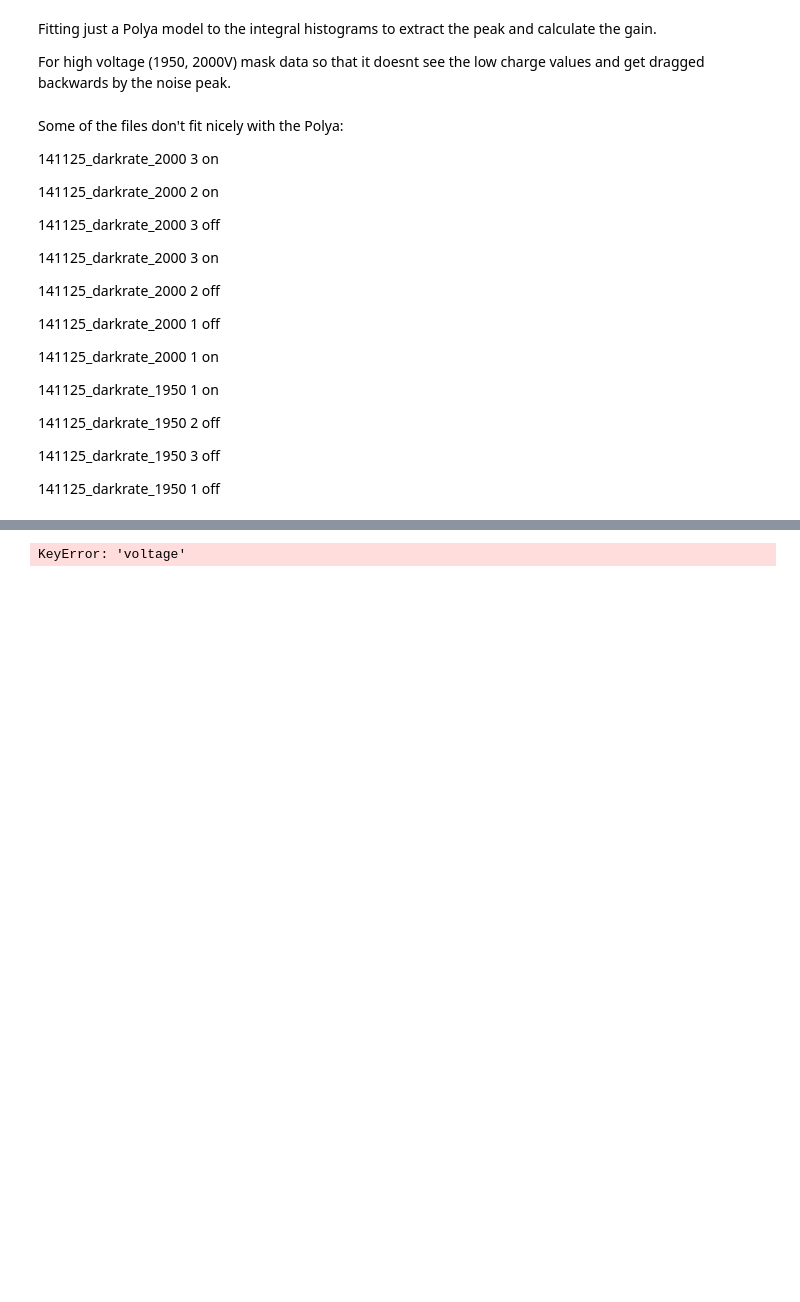
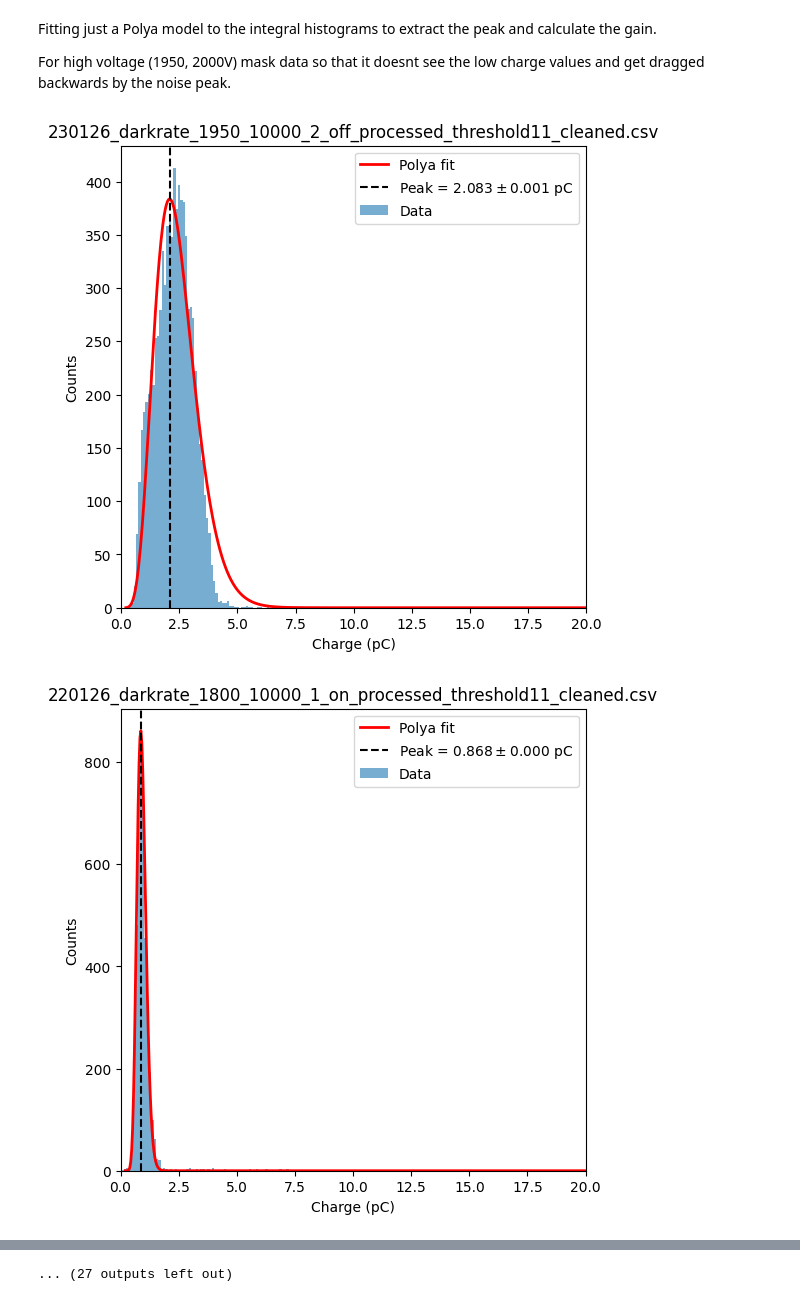
Before and after one commit to hhuckvale/DMProject, a Jupyter notebook: PMT_Characteristics/Gain/PolyaPeakPositionCSVCreator_DRonly.ipynb, the cells around one changed output, grey strips where cells are left out. Drawn from its saved outputs; the diff is of its cells as text; code cells hidden in the pictures; blank space fills up the shorter version.

Commit message:
making gain curves for different cuts

```diff
--- a/PMT_Characteristics/Gain/PolyaPeakPositionCSVCreator_DRonly.ipynb
+++ b/PMT_Characteristics/Gain/PolyaPeakPositionCSVCreator_DRonly.ipynb
@@ -12,33 +12,7 @@ import re
 from scipy.special import gamma
 import matplotlib.pyplot as plt
 
-
-#spe_files = glob.glob('08_09_12_25/*.csv')
-darkrate_files = glob.glob('PMT4AllAnalysis/PMT4Cleaned/*.csv')
+darkrate_files = glob.glob('CORRECTED_INDICES_AMPCUTS/*.csv')
-# %% [markdown]
-Some of the files don't fit nicely with the Polya:
-
-141125_darkrate_2000 3 on
-
-141125_darkrate_2000 2 on
-
-141125_darkrate_2000 3 off
-
-141125_darkrate_2000 3 on
-
-141125_darkrate_2000 2 off
-
-141125_darkrate_2000 1 off
-
-141125_darkrate_2000 1 on
-
-141125_darkrate_1950 1 on
-
-141125_darkrate_1950 2 off
-
-141125_darkrate_1950 3 off
-
-141125_darkrate_1950 1 off
 # %%
 # Adding polya distribution to pulse integral graph
 
@@ -111,35 +85,37 @@ def get_voltage(filepath):
 
 #loop over files with the relevant functions
 
 darkrate_results = []
 
 for file in darkrate_files:
     voltage = get_voltage(file)
     df = pd.read_csv(file)
     charge = df['integral_pC'].values
 
     if voltage == 2000:
-        peak, peak_err = fit_polya_and_get_peak(charge, bin_cut = 2.5, filename=file)
+        peak, peak_err = fit_polya_and_get_peak(charge, bin_cut = 0.4, filename=file)
     if voltage == 1950:
-        peak, peak_err = fit_polya_and_get_peak(charge, bin_cut = 2, filename=file)
+        peak, peak_err = fit_polya_and_get_peak(charge, bin_cut = 0.2, filename=file)
     if voltage == 1900:
-        peak, peak_err = fit_polya_and_get_peak(charge, bin_cut = 1.1, filename=file)
+        peak, peak_err = fit_polya_and_get_peak(charge, bin_cut = 0.4, filename=file)
     if voltage == 1850:
         peak, peak_err = fit_polya_and_get_peak(charge, bin_cut = 0.8, filename=file)
     if voltage == 1800:
-        peak, peak_err = fit_polya_and_get_peak(charge, bin_cut = 0.5, filename=file)
+        peak, peak_err = fit_polya_and_get_peak(charge, bin_cut = 0.2, filename=file)
     if voltage == 1750:
         peak, peak_err = fit_polya_and_get_peak(charge, bin_cut = 0.2, filename=file)
 
     darkrate_results.append({
         'voltage': voltage,
         'polya_peak_pC': peak,
         'polya_peak_error_pC': peak_err
     })
 
 dark_df = pd.DataFrame(darkrate_results)
 dark_df.sort_values('voltage', inplace=True)
-dark_df.to_csv('darkrate_masked_polya_peak_positions.csv', index=False)
+dark_df.to_csv('PMT4_DR_polya_peak_positions.csv', index=False)
 
 print('csvs outputted!')
 # %% [output]
+[figure, added]
+[figure, added]
@@ -146 +132 @@ print('csvs outputted!')
-KeyError: 'voltage'
+... (27 outputs left out)
```
Also changed, not shown: parts of 1 cell of this notebook, 1 other file.
